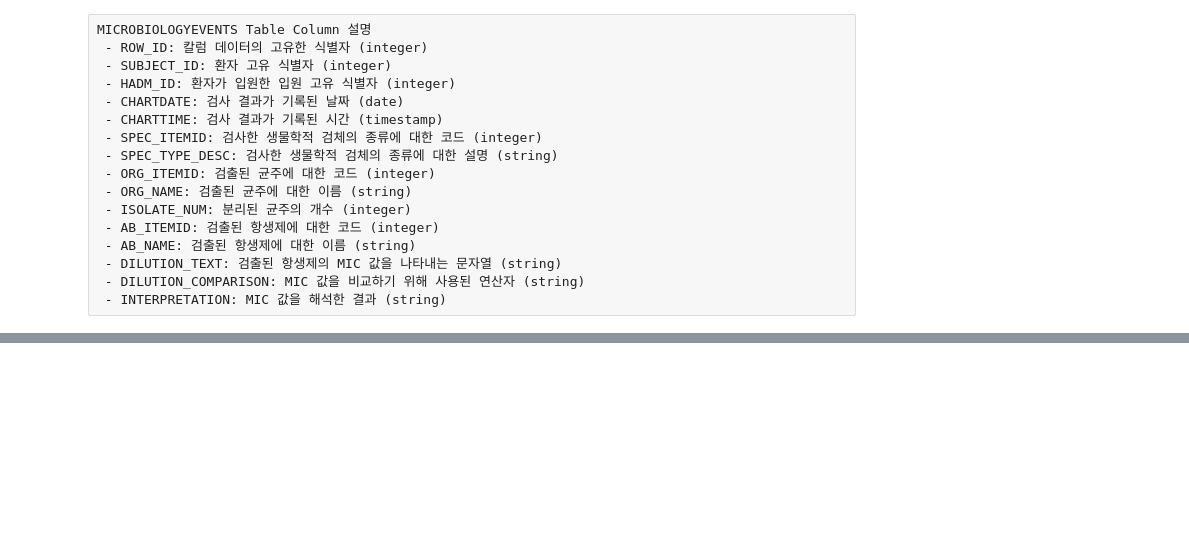
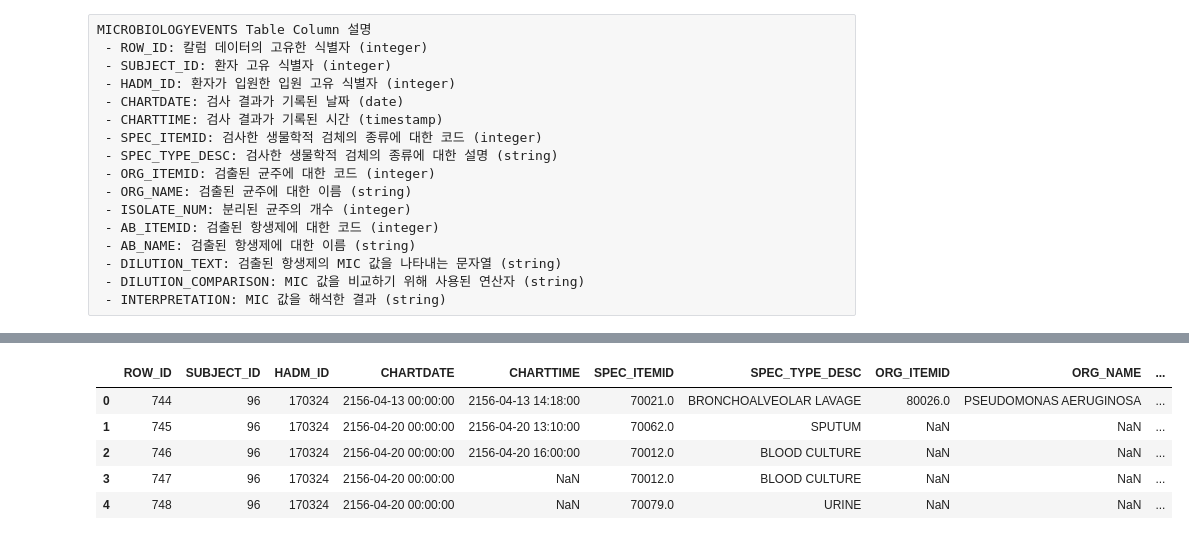
Before and after one commit to NohJangHyun/MIMIC-III-mortality-prediction, a Jupyter notebook: Data Extract/Tabular Data/ITEMID Extract.ipynb, the cells around one changed output, grey strips where cells are left out. Saved outputs shown, nothing was run; the diff lists cells and outputs as text; code cells hidden in the pictures; blank space fills up the shorter version.

```diff
--- a/Data Extract/Tabular Data/ITEMID Extract.ipynb
+++ b/Data Extract/Tabular Data/ITEMID Extract.ipynb
@@ -237,0 +222,9 @@ df3
+# %%
+df3.head()
+# %% [output]
+|  | ROW_ID | SUBJECT_ID | HADM_ID | CHARTDATE | CHARTTIME | SPEC_ITEMID | SPEC_TYPE_DESC | ORG_ITEMID | ORG_NAME | ... |
+| 0 | 744 | 96 | 170324 | 2156-04-13 00:00:00 | 2156-04-13 14:18:00 | 70021.0 | BRONCHOALVEOLAR LAVAGE | 80026.0 | PSEUDOMONAS AERUGINOSA | ... |
+| 1 | 745 | 96 | 170324 | 2156-04-20 00:00:00 | 2156-04-20 13:10:00 | 70062.0 | SPUTUM | NaN | NaN | ... |
+| 2 | 746 | 96 | 170324 | 2156-04-20 00:00:00 | 2156-04-20 16:00:00 | 70012.0 | BLOOD CULTURE | NaN | NaN | ... |
+| 3 | 747 | 96 | 170324 | 2156-04-20 00:00:00 | NaN | 70012.0 | BLOOD CULTURE | NaN | NaN | ... |
+| 4 | 748 | 96 | 170324 | 2156-04-20 00:00:00 | NaN | 70079.0 | URINE | NaN | NaN | ... |
```
Also changed, not shown: parts of 13 cells of this notebook.
